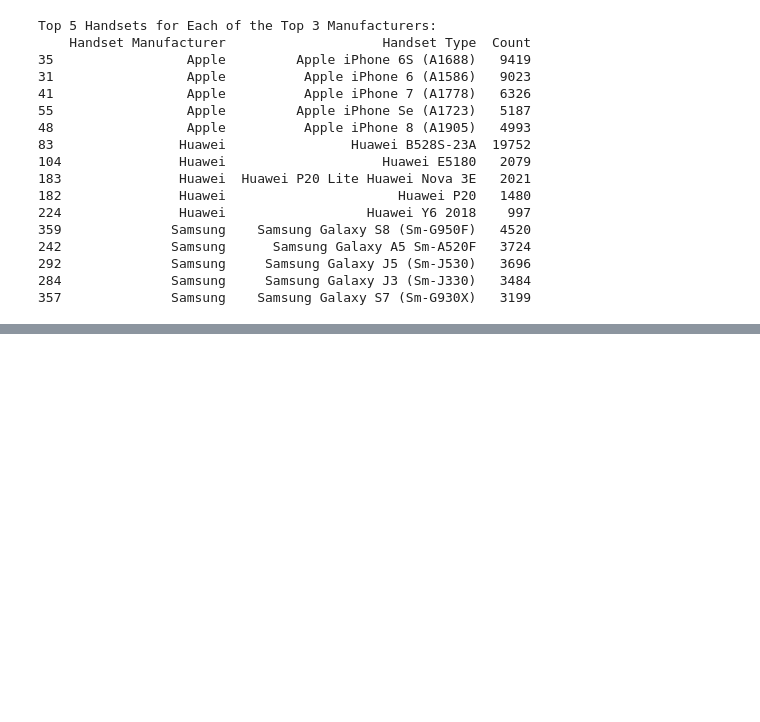
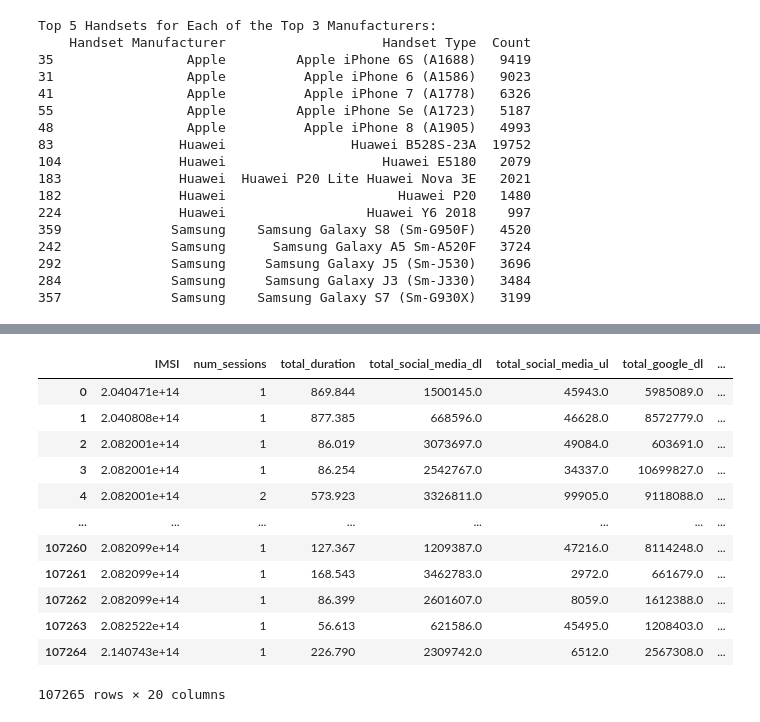
Before and after one commit to Elelanfik/Week_2, a Jupyter notebook: notebooks/User Overview Analysis .ipynb, the cells around one changed output, grey strips where cells are left out. Saved outputs shown, nothing was run; the diff lists cells and outputs as text; code cells hidden in the pictures; blank space fills up the shorter version.

Commit message:
aggregate the user behavior

```diff
--- a/notebooks/User Overview Analysis .ipynb
+++ b/notebooks/User Overview Analysis .ipynb
@@ -304,0 +328,7 @@ Top 5 Handsets for Each of the Top 3 Manufacturers:
+# %%
+applications = ['Social Media', 'Google', 'Email', 'Youtube', 'Netflix', 'Gaming', 'Other']
+# Apply the aggregation function
+aggregated_user_behavior = aggregate_user_behavior(data_tel)
+
+# Now, aggregated_user_behavior contains the aggregated data for each user
+print(aggregated_user_behavior)
@@ -304,0 +353,17 @@ Top 5 Handsets for Each of the Top 3 Manufacturers:
+# %%
+aggregated_user_behavior.columns
+aggregated_user_behavior
+# %% [output]
+|  | IMSI | num_sessions | total_duration | total_social_media_dl | total_social_media_ul | total_google_dl | ... |
+| 0 | 2.040471e+14 | 1 | 869.844 | 1500145.0 | 45943.0 | 5985089.0 | ... |
+| 1 | 2.040808e+14 | 1 | 877.385 | 668596.0 | 46628.0 | 8572779.0 | ... |
+| 2 | 2.082001e+14 | 1 | 86.019 | 3073697.0 | 49084.0 | 603691.0 | ... |
+| 3 | 2.082001e+14 | 1 | 86.254 | 2542767.0 | 34337.0 | 10699827.0 | ... |
+| 4 | 2.082001e+14 | 2 | 573.923 | 3326811.0 | 99905.0 | 9118088.0 | ... |
+| ... | ... | ... | ... | ... | ... | ... | ... |
+| 107260 | 2.082099e+14 | 1 | 127.367 | 1209387.0 | 47216.0 | 8114248.0 | ... |
+| 107261 | 2.082099e+14 | 1 | 168.543 | 3462783.0 | 2972.0 | 661679.0 | ... |
+| 107262 | 2.082099e+14 | 1 | 86.399 | 2601607.0 | 8059.0 | 1612388.0 | ... |
+| 107263 | 2.082522e+14 | 1 | 56.613 | 621586.0 | 45495.0 | 1208403.0 | ... |
+| 107264 | 2.140743e+14 | 1 | 226.790 | 2309742.0 | 6512.0 | 2567308.0 | ... |
+107265 rows × 20 columns
```
Also changed, not shown: parts of 4 cells of this notebook, 1 other file.
